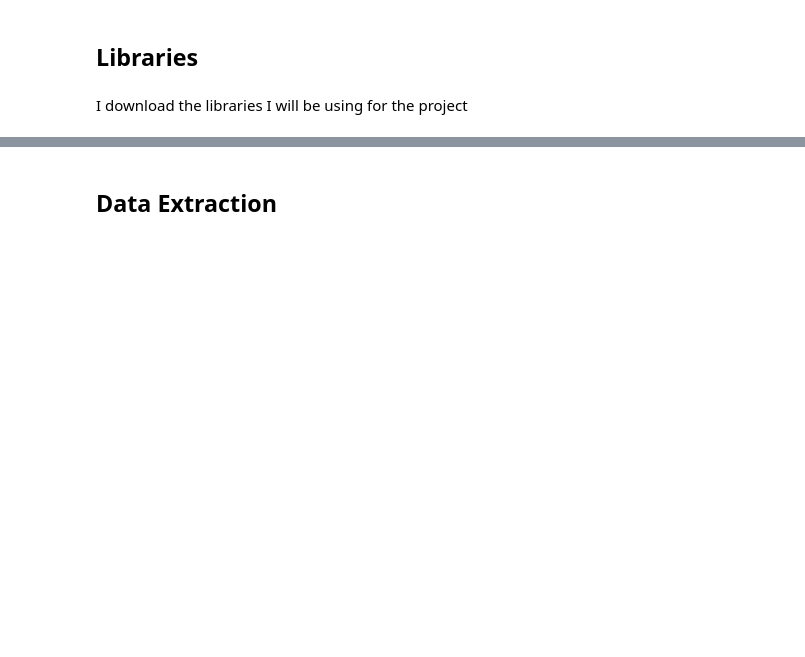
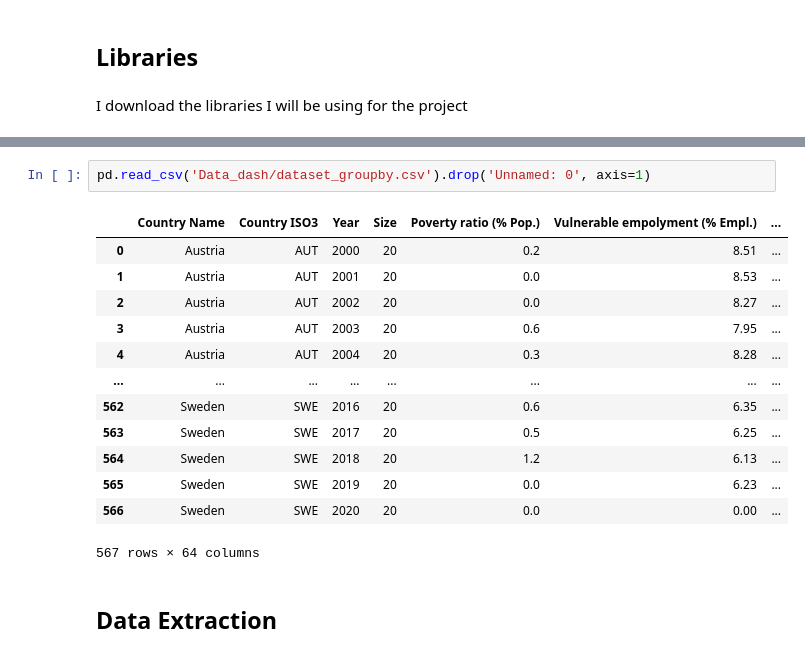
Before and after one commit to carazaagu/HumanitarianData-EU, a Jupyter notebook: Project.ipynb, the cells around one changed output, grey strips where cells are left out. Cells and saved outputs as stored; diff of their text form; blank space fills up the shorter version.

Commit message:
inclusión del archivo Dash

```diff
--- a/Project.ipynb
+++ b/Project.ipynb
@@ -60,6 +68,22 @@ from sklearn.model_selection import RandomizedSearchCV
 # Sklearn Pipeline
 from imblearn.pipeline import Pipeline
 from sklearn.pipeline import make_pipeline
+# %%
+pd.read_csv('Data_dash/dataset_groupby.csv').drop('Unnamed: 0', axis=1)
+# %% [output]
+|  | Country Name | Country ISO3 | Year | Size | Poverty ratio (% Pop.) | Vulnerable empolyment (% Empl.) | ... |
+| 0 | Austria | AUT | 2000 | 20 | 0.2 | 8.51 | ... |
+| 1 | Austria | AUT | 2001 | 20 | 0.0 | 8.53 | ... |
+| 2 | Austria | AUT | 2002 | 20 | 0.0 | 8.27 | ... |
+| 3 | Austria | AUT | 2003 | 20 | 0.6 | 7.95 | ... |
+| 4 | Austria | AUT | 2004 | 20 | 0.3 | 8.28 | ... |
+| ... | ... | ... | ... | ... | ... | ... | ... |
+| 562 | Sweden | SWE | 2016 | 20 | 0.6 | 6.35 | ... |
+| 563 | Sweden | SWE | 2017 | 20 | 0.5 | 6.25 | ... |
+| 564 | Sweden | SWE | 2018 | 20 | 1.2 | 6.13 | ... |
+| 565 | Sweden | SWE | 2019 | 20 | 0.0 | 6.23 | ... |
+| 566 | Sweden | SWE | 2020 | 20 | 0.0 | 0.00 | ... |
+567 rows × 64 columns
 # %% [markdown]
 ## Data Extraction
 # %% [markdown]
```
Also changed, not shown: parts of 26 cells of this notebook, 6 other files.
